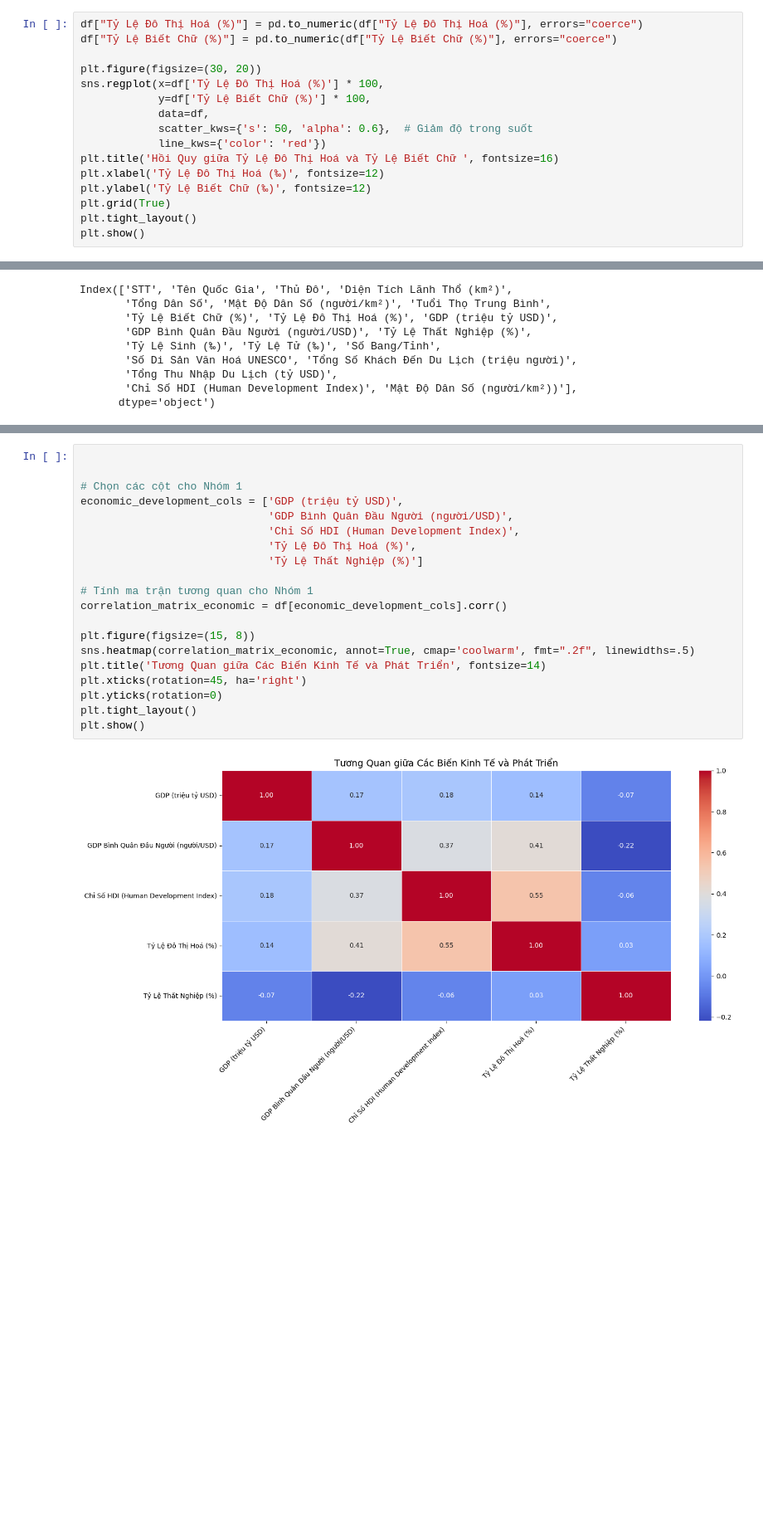
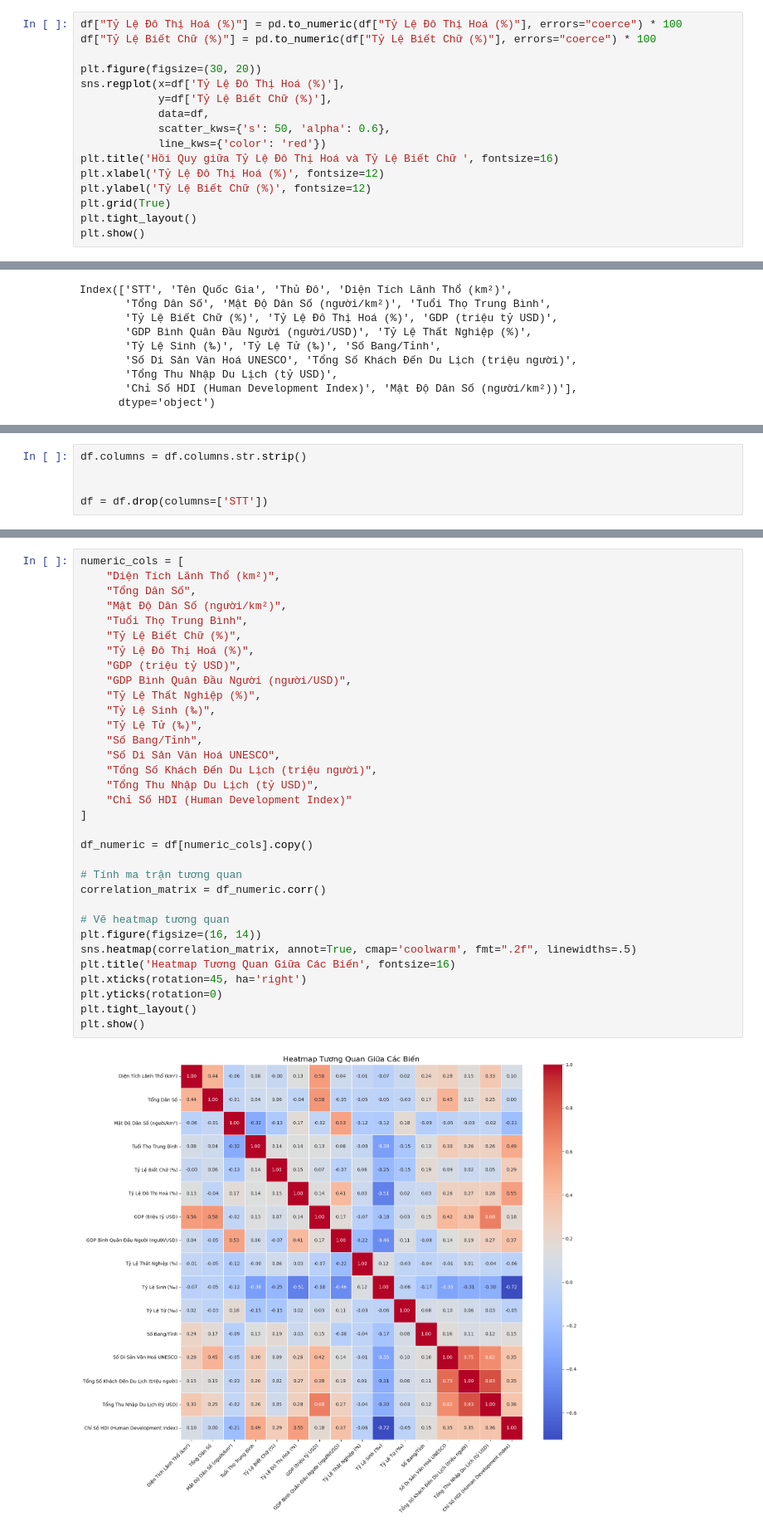
Before and after one commit to HUyEsona/Data-visualization-axis, a Jupyter notebook: trucquanhoadulieu.ipynb, the cells around one changed output, grey strips where cells are left out. Shown at 83% size. Saved outputs shown, nothing was run; the diff lists cells and outputs as text; blank space fills up the shorter version.

```diff
--- a/main.ipynb
+++ b/trucquanhoadulieu.ipynb
@@ -416,18 +530,18 @@ print(type(df))
 # %% [output]
 <class 'pandas.core.frame.DataFrame'>
 # %%
-df["Tỷ Lệ Đô Thị Hoá (%)"] = pd.to_numeric(df["Tỷ Lệ Đô Thị Hoá (%)"], errors="coerce")
-df["Tỷ Lệ Biết Chữ (%)"] = pd.to_numeric(df["Tỷ Lệ Biết Chữ (%)"], errors="coerce")
+df["Tỷ Lệ Đô Thị Hoá (%)"] = pd.to_numeric(df["Tỷ Lệ Đô Thị Hoá (%)"], errors="coerce") * 100
+df["Tỷ Lệ Biết Chữ (%)"] = pd.to_numeric(df["Tỷ Lệ Biết Chữ (%)"], errors="coerce") * 100
 
 plt.figure(figsize=(30, 20))
-sns.regplot(x=df['Tỷ Lệ Đô Thị Hoá (%)'] * 100,
-            y=df['Tỷ Lệ Biết Chữ (%)'] * 100,
+sns.regplot(x=df['Tỷ Lệ Đô Thị Hoá (%)'],
+            y=df['Tỷ Lệ Biết Chữ (%)'],
             data=df,
-            scatter_kws={'s': 50, 'alpha': 0.6},  # Giảm độ trong suốt
+            scatter_kws={'s': 50, 'alpha': 0.6},
             line_kws={'color': 'red'})
 plt.title('Hồi Quy giữa Tỷ Lệ Đô Thị Hoá và Tỷ Lệ Biết Chữ ', fontsize=16)
-plt.xlabel('Tỷ Lệ Đô Thị Hoá (‰)', fontsize=12)
-plt.ylabel('Tỷ Lệ Biết Chữ (‰)', fontsize=12)
+plt.xlabel('Tỷ Lệ Đô Thị Hoá (%)', fontsize=12)
+plt.ylabel('Tỷ Lệ Biết Chữ (%)', fontsize=12)
 plt.grid(True)
 plt.tight_layout()
 plt.show()
@@ -510,0 +662,5 @@ Index(['STT', 'Tên Quốc Gia', 'Thủ Đô', 'Diện Tích Lãnh Thổ (km²)'
+# %%
+df.columns = df.columns.str.strip()
+
+
+df = df.drop(columns=['STT'])
@@ -511,22 +669,35 @@ Index(['STT', 'Tên Quốc Gia', 'Thủ Đô', 'Diện Tích Lãnh Thổ (km²)'
 # %%
+numeric_cols = [
+    "Diện Tích Lãnh Thổ (km²)",
+    "Tổng Dân Số",
+    "Mật Độ Dân Số (người/km²)",
+    "Tuổi Thọ Trung Bình",
+    "Tỷ Lệ Biết Chữ (%)",
+    "Tỷ Lệ Đô Thị Hoá (%)",
+    "GDP (triệu tỷ USD)",
+    "GDP Bình Quân Đầu Người (người/USD)",
+    "Tỷ Lệ Thất Nghiệp (%)",
+    "Tỷ Lệ Sinh (‰)",
+    "Tỷ Lệ Tử (‰)",
+    "Số Bang/Tỉnh",
+    "Số Di Sản Văn Hoá UNESCO",
+    "Tổng Số Khách Đến Du Lịch (triệu người)",
+    "Tổng Thu Nhập Du Lịch (tỷ USD)",
+    "Chỉ Số HDI (Human Development Index)"
+]
 
+df_numeric = df[numeric_cols].copy()
 
-# Chọn các cột cho Nhóm 1
-economic_development_cols = ['GDP (triệu tỷ USD)',
-                             'GDP Bình Quân Đầu Người (người/USD)',
-                             'Chỉ Số HDI (Human Development Index)',
-                             'Tỷ Lệ Đô Thị Hoá (%)',
-                             'Tỷ Lệ Thất Nghiệp (%)']
+# Tính ma trận tương quan
+correlation_matrix = df_numeric.corr()
 
-# Tính ma trận tương quan cho Nhóm 1
-correlation_matrix_economic = df[economic_development_cols].corr()
-
-plt.figure(figsize=(15, 8))
-sns.heatmap(correlation_matrix_economic, annot=True, cmap='coolwarm', fmt=".2f", linewidths=.5)
-plt.title('Tương Quan giữa Các Biến Kinh Tế và Phát Triển', fontsize=14)
+# Vẽ heatmap tương quan
+plt.figure(figsize=(16, 14))
+sns.heatmap(correlation_matrix, annot=True, cmap='coolwarm', fmt=".2f", linewidths=.5)
+plt.title('Heatmap Tương Quan Giữa Các Biến', fontsize=16)
 plt.xticks(rotation=45, ha='right')
 plt.yticks(rotation=0)
 plt.tight_layout()
 plt.show()
 # %% [output]
-[figure, old version]
+[figure, new version]
```
Also changed, not shown: parts of 20 cells of this notebook, 1 other file.
